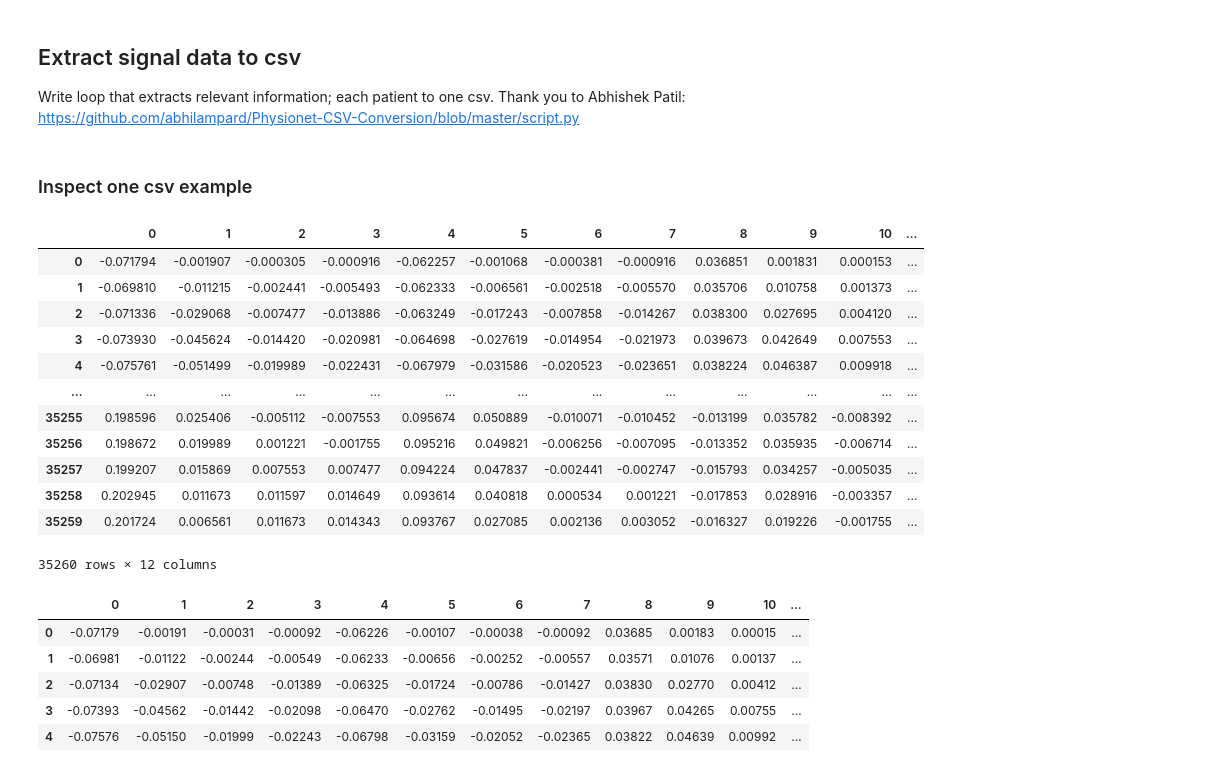
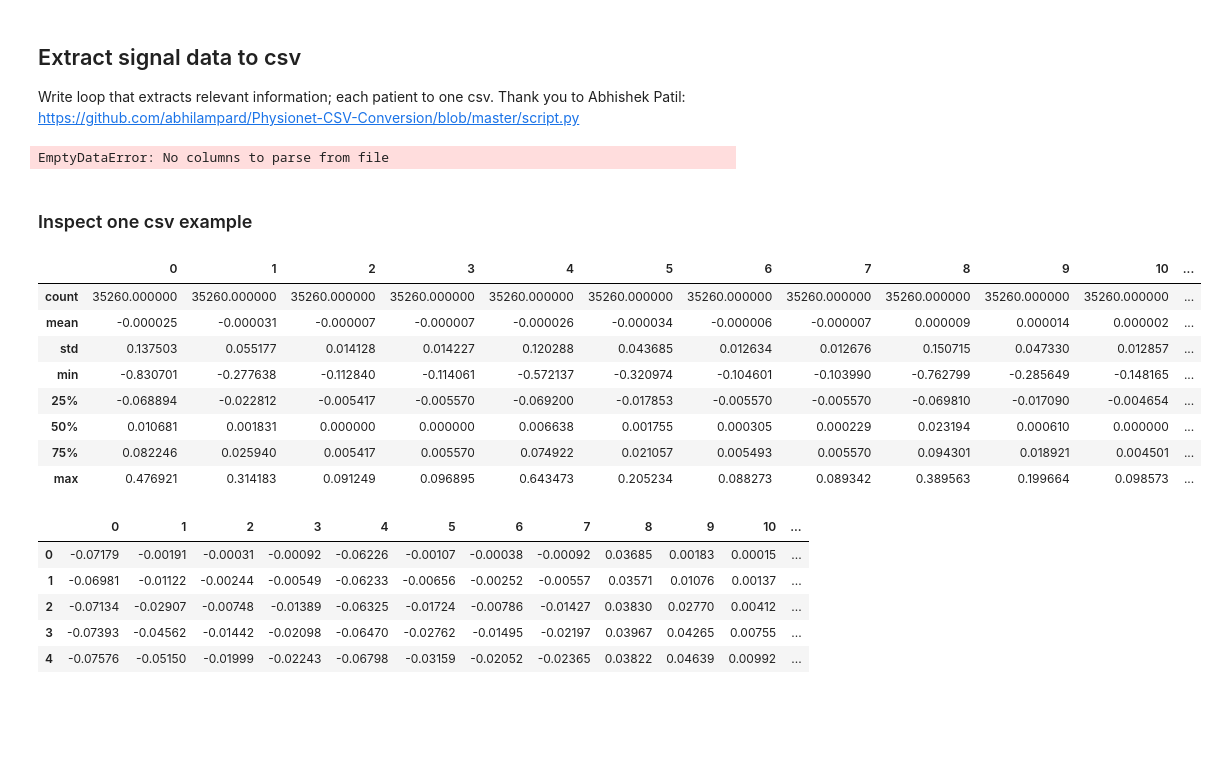
Before and after one commit to kgrillaert/ehg_tda, a Jupyter notebook: Tushar/EHG_Preterm.ipynb, the cells around one changed output. Saved outputs shown, nothing was run; the diff lists cells and outputs as text; code cells hidden in the pictures; blank space fills up the shorter version.

```diff
--- a/Tushar/EHG_Preterm.ipynb
+++ b/Tushar/EHG_Preterm.ipynb
@@ -169,8 +169,8 @@ os.chdir('C:/Users/thetu/Downloads/TDA/term_preterm_ehg/tpehgdb/')
 dat_files = glob.glob('*.dat')  # Get list of all .dat files in the current folder
 
 df = pd.DataFrame(data=dat_files)
-df.to_csv("C:/Users/thetu/Downloads/TDA/term_preterm_ehg/tpehgdb/files_list.csv", index=False, header=None)  # Write the list to a CSV file
-files = pd.read_csv("C:/Users/thetu/Downloads/TDA/term_preterm_ehg/tpehgdb/files_list.csv", header=None)
+df.to_csv("D:/TDA/term_preterm_ehg/tpehgdb/files_list.csv", index=False, header=None)  # Write the list to a CSV file
+files = pd.read_csv("D:/TDA/term_preterm_ehg/tpehgdb/files_list.csv", header=None)
 # output_directory = "/home/katie_grillaert/ehg_preterm"
 
 for i in range(1, len(files) + 1):
@@ -209,26 +209,24 @@ for i in range(1, len(files) + 1):
     print("Files done: %s/%s" % (i, len(files)))
 
 print("\nAll files done!")
+# %% [output]
+EmptyDataError: No columns to parse from file
 # %% [markdown]
 ### Inspect one csv example
 # %%
-df = pd.read_csv("C:/Users/thetu/Downloads/TDA/term_preterm_ehg/tpehgdb/tpehg1021.csv", header=None)
+df = pd.read_csv("D:/TDA/term_preterm_ehg/tpehgdb/tpehg1021.csv", header=None)
 # %%
-df
+df.describe()
 # %% [output]
 |  | 0 | 1 | 2 | 3 | 4 | 5 | 6 | 7 | 8 | 9 | 10 | ... |
-| 0 | -0.071794 | -0.001907 | -0.000305 | -0.000916 | -0.062257 | -0.001068 | -0.000381 | -0.000916 | 0.036851 | 0.001831 | 0.000153 | ... |
-| 1 | -0.069810 | -0.011215 | -0.002441 | -0.005493 | -0.062333 | -0.006561 | -0.002518 | -0.005570 | 0.035706 | 0.010758 | 0.001373 | ... |
-| 2 | -0.071336 | -0.029068 | -0.007477 | -0.013886 | -0.063249 | -0.017243 | -0.007858 | -0.014267 | 0.038300 | 0.027695 | 0.004120 | ... |
-| 3 | -0.073930 | -0.045624 | -0.014420 | -0.020981 | -0.064698 | -0.027619 | -0.014954 | -0.021973 | 0.039673 | 0.042649 | 0.007553 | ... |
-| 4 | -0.075761 | -0.051499 | -0.019989 | -0.022431 | -0.067979 | -0.031586 | -0.020523 | -0.023651 | 0.038224 | 0.046387 | 0.009918 | ... |
-| ... | ... | ... | ... | ... | ... | ... | ... | ... | ... | ... | ... | ... |
-| 35255 | 0.198596 | 0.025406 | -0.005112 | -0.007553 | 0.095674 | 0.050889 | -0.010071 | -0.010452 | -0.013199 | 0.035782 | -0.008392 | ... |
-| 35256 | 0.198672 | 0.019989 | 0.001221 | -0.001755 | 0.095216 | 0.049821 | -0.006256 | -0.007095 | -0.013352 | 0.035935 | -0.006714 | ... |
-| 35257 | 0.199207 | 0.015869 | 0.007553 | 0.007477 | 0.094224 | 0.047837 | -0.002441 | -0.002747 | -0.015793 | 0.034257 | -0.005035 | ... |
-| 35258 | 0.202945 | 0.011673 | 0.011597 | 0.014649 | 0.093614 | 0.040818 | 0.000534 | 0.001221 | -0.017853 | 0.028916 | -0.003357 | ... |
-| 35259 | 0.201724 | 0.006561 | 0.011673 | 0.014343 | 0.093767 | 0.027085 | 0.002136 | 0.003052 | -0.016327 | 0.019226 | -0.001755 | ... |
+| count | 35260.000000 | 35260.000000 | 35260.000000 | 35260.000000 | 35260.000000 | 35260.000000 | 35260.000000 | 35260.000000 | 35260.000000 | 35260.000000 | 35260.000000 | ... |
+| mean | -0.000025 | -0.000031 | -0.000007 | -0.000007 | -0.000026 | -0.000034 | -0.000006 | -0.000007 | 0.000009 | 0.000014 | 0.000002 | ... |
+| std | 0.137503 | 0.055177 | 0.014128 | 0.014227 | 0.120288 | 0.043685 | 0.012634 | 0.012676 | 0.150715 | 0.047330 | 0.012857 | ... |
+| min | -0.830701 | -0.277638 | -0.112840 | -0.114061 | -0.572137 | -0.320974 | -0.104601 | -0.103990 | -0.762799 | -0.285649 | -0.148165 | ... |
+| 25% | -0.068894 | -0.022812 | -0.005417 | -0.005570 | -0.069200 | -0.017853 | -0.005570 | -0.005570 | -0.069810 | -0.017090 | -0.004654 | ... |
+| 50% | 0.010681 | 0.001831 | 0.000000 | 0.000000 | 0.006638 | 0.001755 | 0.000305 | 0.000229 | 0.023194 | 0.000610 | 0.000000 | ... |
+| 75% | 0.082246 | 0.025940 | 0.005417 | 0.005570 | 0.074922 | 0.021057 | 0.005493 | 0.005570 | 0.094301 | 0.018921 | 0.004501 | ... |
+| max | 0.476921 | 0.314183 | 0.091249 | 0.096895 | 0.643473 | 0.205234 | 0.088273 | 0.089342 | 0.389563 | 0.199664 | 0.098573 | ... |
-35260 rows × 12 columns
 # %%
 for i in range(12):
     df[i] = df[i].round(5)
```
Also changed, not shown: parts of 33 cells of this notebook.
